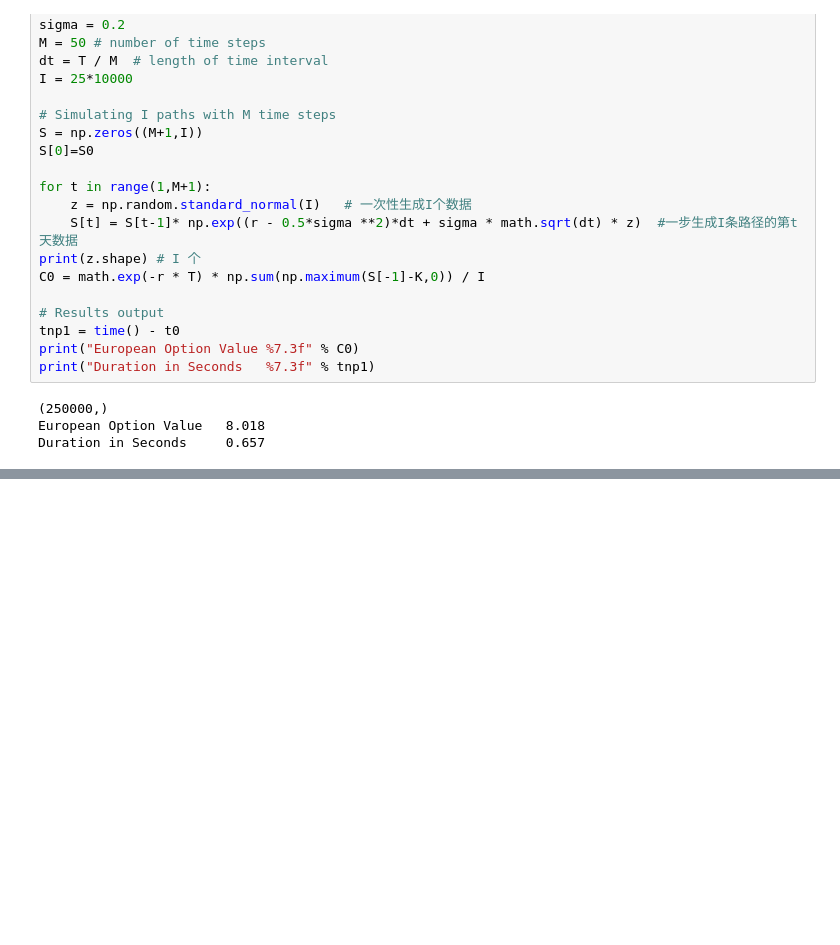
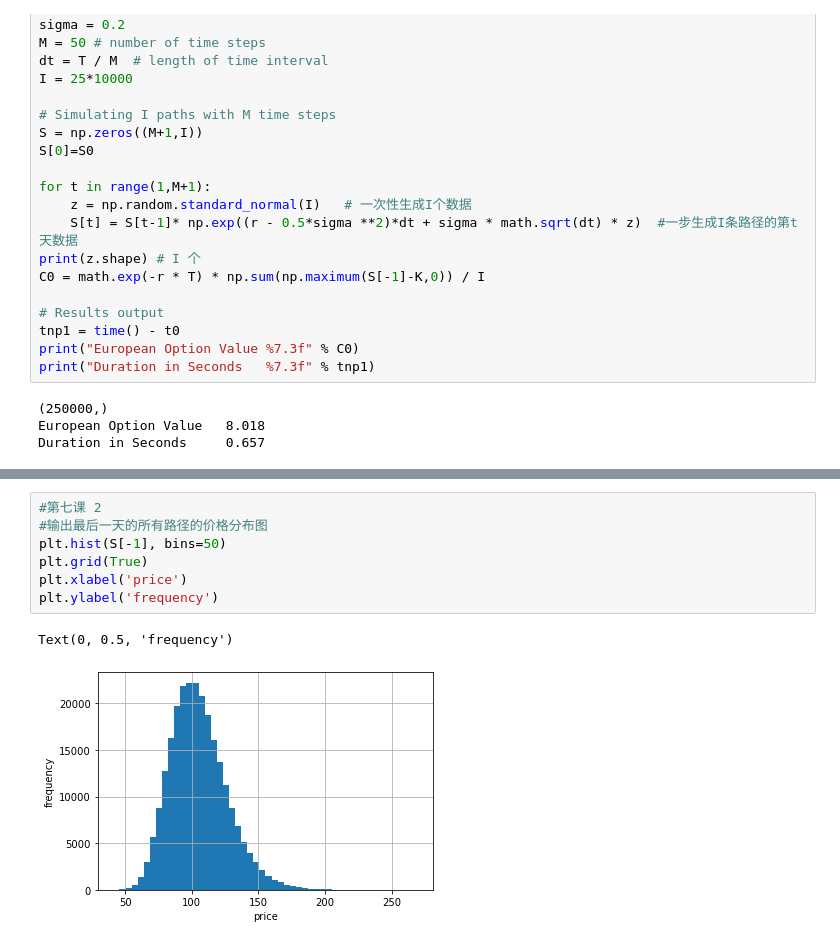
Before and after one commit to ggwhsd/PythonPractice, a Jupyter notebook: QuantPractice/金融python学习.ipynb, the cells around one changed output, grey strips where cells are left out. Cells and saved outputs as stored; diff of their text form; blank space fills up the shorter version.

```diff
--- a/QuantPractice/金融python学习.ipynb
+++ b/QuantPractice/金融python学习.ipynb
@@ -254,0 +265,10 @@ Duration in Seconds     0.657
+# %%
+#第七课 2
+#输出最后一天的所有路径的价格分布图
+plt.hist(S[-1], bins=50)
+plt.grid(True)
+plt.xlabel('price')
+plt.ylabel('frequency')
+# %% [output]
+Text(0, 0.5, 'frequency')
+[figure, added]
```
Also changed, not shown: parts of 4 cells of this notebook.
